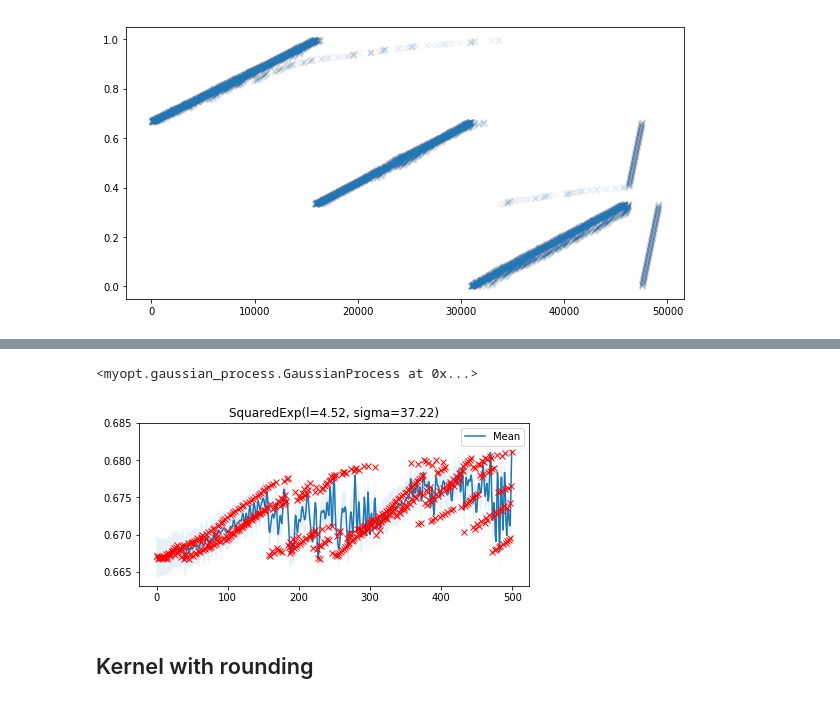
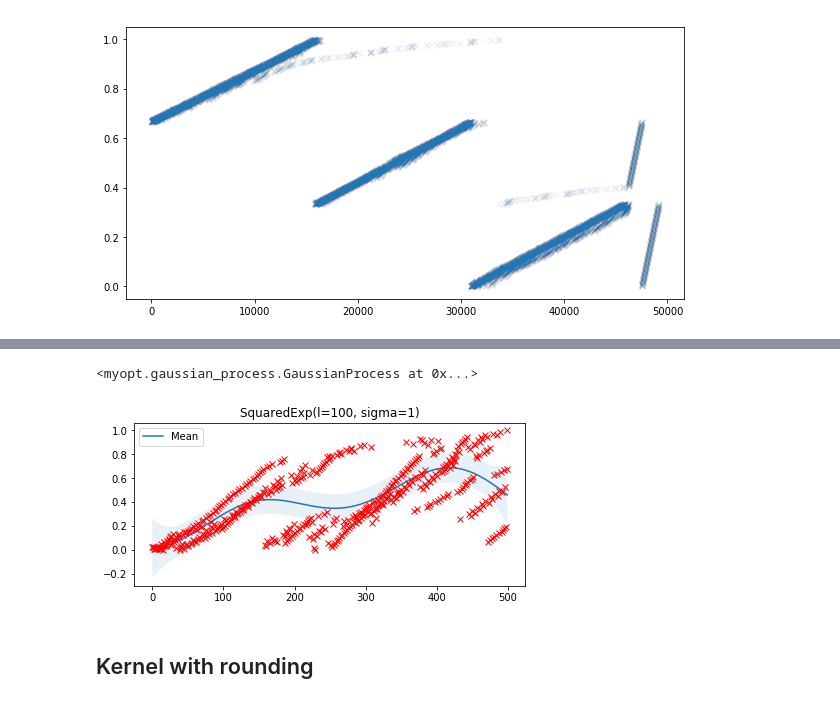
Before and after one commit to darthdeus/bopt, a Jupyter notebook: GP mojeopt.ipynb, the cells around one changed output, grey strips where cells are left out. Saved outputs shown, nothing was run; the diff lists cells and outputs as text; code cells hidden in the pictures.

```diff
--- a/GP mojeopt.ipynb
+++ b/GP mojeopt.ipynb
@@ -126,0 +138,9 @@ y = values[offset:offset + num].reshape(-1)
+# %%
+X = np.array(list(range(len(values))))[offset:offset + num]
+y = values[offset:offset + num].reshape(-1)
+
+y = MinMaxScaler().fit_transform(y.reshape(-1,1).astype(np.float64)).reshape(-1)
+X = np.array(list(range(len(y))))/100
+
+gp = GaussianProcess(kernel=SquaredExp(),noise=0.1).fit(X, y).optimize_kernel().posterior(X)
+gp.plot_posterior(num_samples=0)
@@ -126,0 +150,6 @@ y = values[offset:offset + num].reshape(-1)
+# %%
+y = MinMaxScaler().fit_transform(y.reshape(-1,1).astype(np.float64)).reshape(-1)
+X = np.array(list(range(len(y))))/100
+
+gp = GaussianProcess(kernel=SquaredExp(), noise=1).fit(X, y).optimize_kernel().posterior(X)
+gp.plot_posterior(num_samples=0)
@@ -126,0 +161,10 @@ y = values[offset:offset + num].reshape(-1)
+# %%
+offset = 0
+num = 500
+X = np.array(list(range(len(values))))[offset:offset + num]
+y = values[offset:offset + num].reshape(-1)
+
+y = MinMaxScaler().fit_transform(y.reshape(-1,1).astype(np.float64)).reshape(-1)
+X = np.array(list(range(len(y))))/100
+
+plot_kernel_loss(SquaredExp(), X, y)
@@ -127,8 +173,8 @@ y = values[offset:offset + num].reshape(-1)
 # %%
-GaussianProcess().fit(X, y).optimize_kernel().posterior(X).plot_posterior(num_samples=0)
+gp.with_kernel_params([100,1]).posterior(X).plot_posterior(num_samples=0)
 # %% [output]
 <myopt.gaussian_process.GaussianProcess at 0x...>
-[figure, old version]
+[figure, new version]
 # %% [markdown]
 ## Kernel with rounding
 # %%
```
Also changed, not shown: parts of 22 cells of this notebook, 3 other files.
